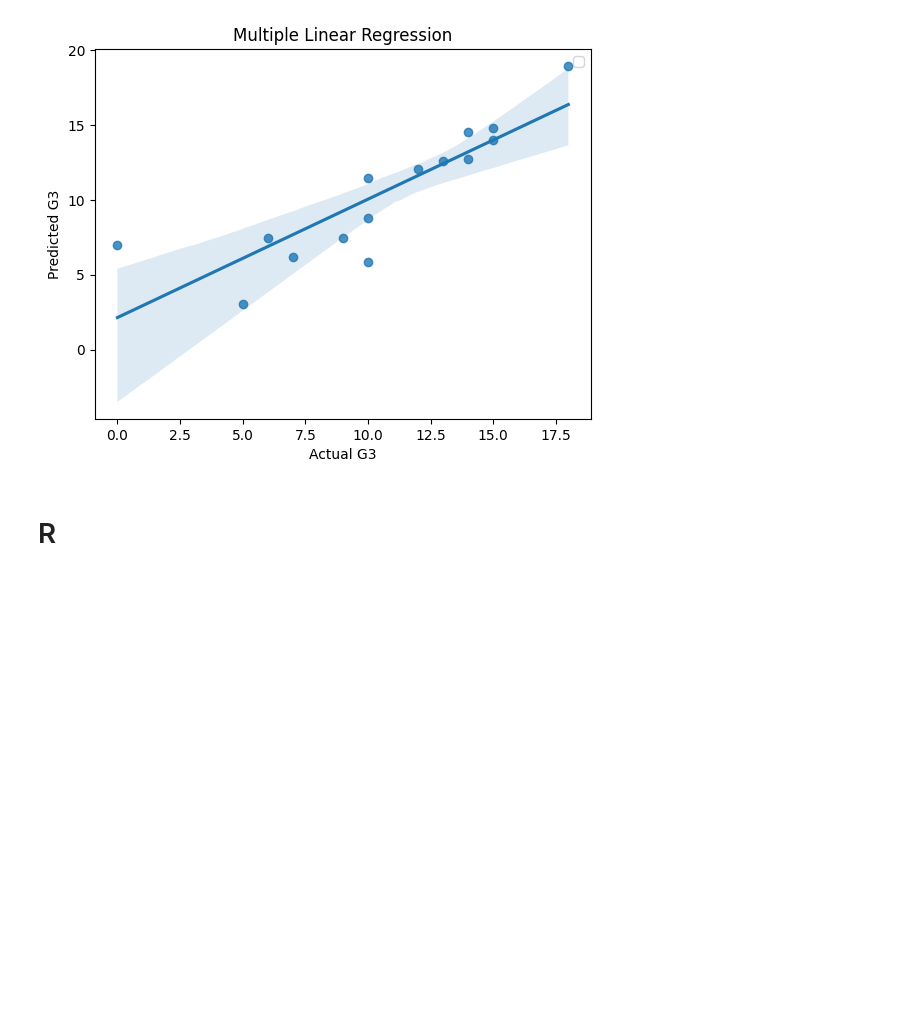
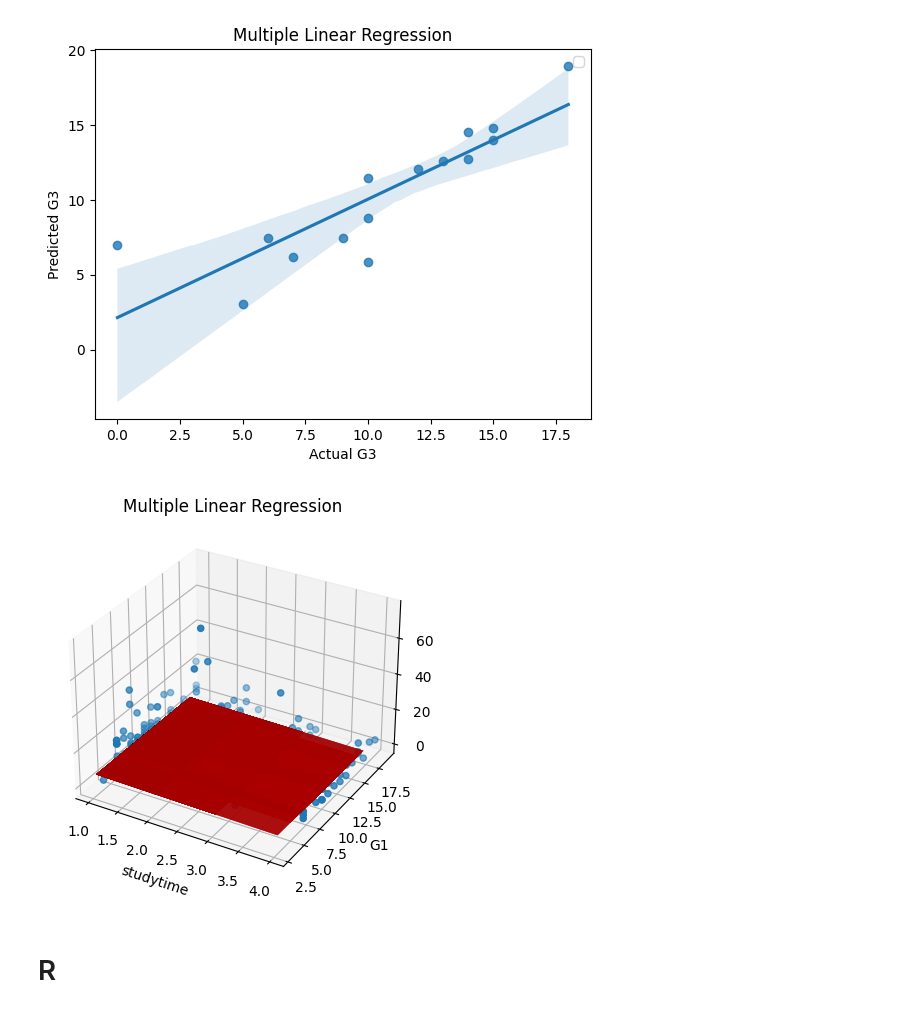
Before and after one commit to dishaabhat/DAV-Lab-Sem-6, a Jupyter notebook: DAV_Exp3.ipynb, the cells around one changed output. Drawn from its saved outputs; the diff is of its cells as text; code cells hidden in the pictures; blank space fills up the shorter version.

```diff
--- a/DAV_Exp3.ipynb
+++ b/DAV_Exp3.ipynb
@@ -239,3 +202,29 @@ plot_3d(
+# %%
+fig = plt.figure()
+ax = fig.add_subplot(111, projection='3d')
+
+x = df['studytime']
+y = df['G1']
+z = df['absences']
+
+ax.scatter(x, y, z)
+
+A = np.vstack([x, y, np.ones_like(x)]).T
+plane_coef, _, _, _ = np.linalg.lstsq(A, z, rcond=None)
+
+x_plane, y_plane = np.meshgrid(x, y)
+z_plane = plane_coef[0] * x_plane + plane_coef[1] * y_plane + plane_coef[2]
+
+ax.plot_surface(x_plane, y_plane, z_plane, alpha=0.5, color='red')
+
+ax.set_xlabel('studytime')
+ax.set_ylabel('G1')
+ax.set_zlabel('Absenses')
+plt.title('Multiple Linear Regression')
+
+plt.show()
+# %% [output]
+[figure, added]
 # %% [markdown]
 # R
 # %%
```
Also changed, not shown: parts of 4 cells of this notebook.
